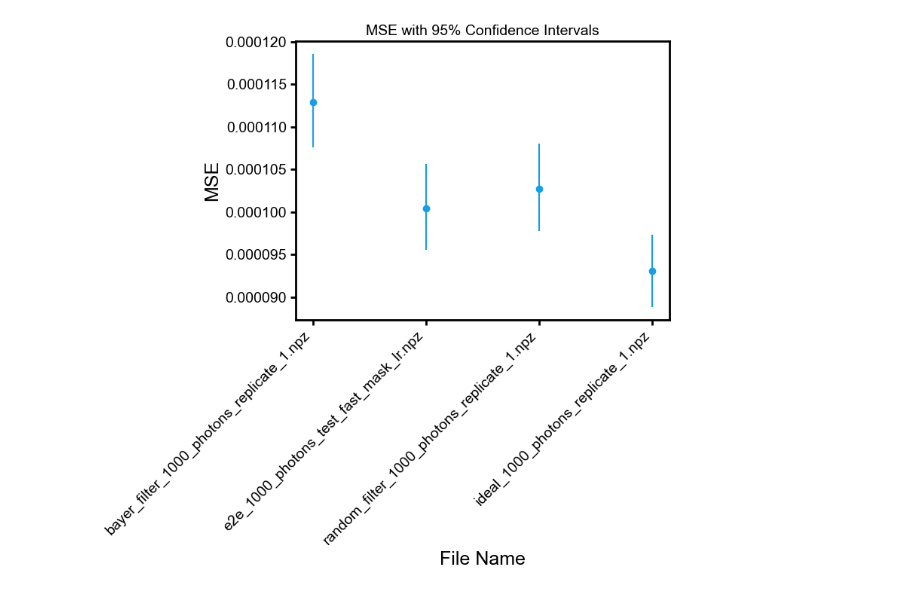
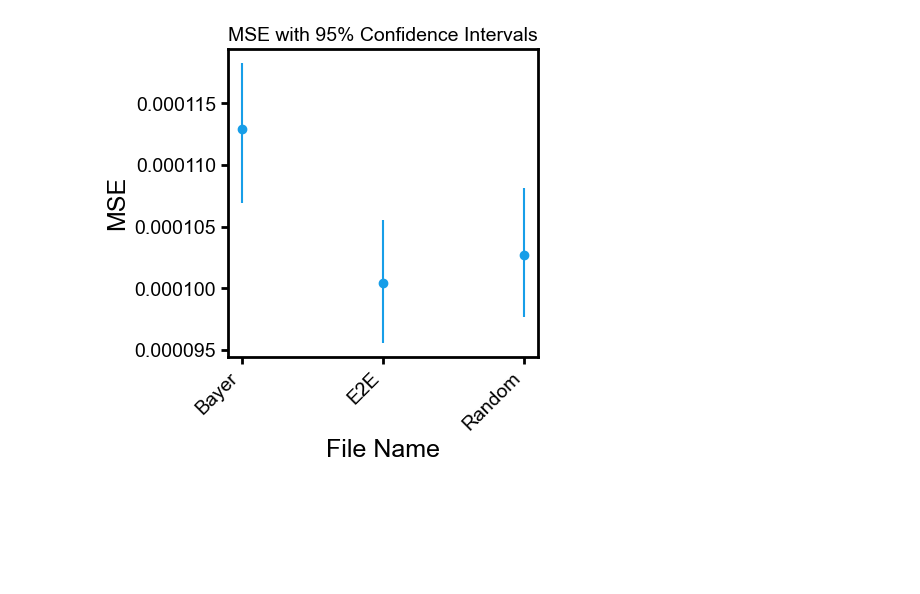
Before and after one commit to Waller-Lab/EncodingInformation, a Jupyter notebook: color_filter_array/results_viewer.ipynb, the cells around one changed output. Drawn from its saved outputs; the diff is of its cells as text; code cells hidden in the pictures; blank space fills up the shorter version.

```diff
--- a/color_filter_array/results_viewer.ipynb
+++ b/color_filter_array/results_viewer.ipynb
@@ -138,23 +136,19 @@ Confidence interval: 0.0830 bits
 import glob
 import numpy as np
 import matplotlib.pyplot as plt
+from cleanplots import *
 
-# recon_result_files = glob.glob('/home/emarkley/Workspace/PYTHON/EncodingInformation/color_filter_array/recon_results/*.npz')
 recon_result_files = ['/home/emarkley/Workspace/PYTHON/EncodingInformation/color_filter_array/recon_results/bayer_filter_1000_photons_replicate_1.npz',
                       '/home/emarkley/Workspace/PYTHON/EncodingInformation/color_filter_array/recon_results/e2e_1000_photons_test_fast_mask_lr.npz',
-                      '/home/emarkley/Workspace/PYTHON/EncodingInformation/color_filter_array/recon_results/random_filter_1000_photons_replicate_1.npz',
-                      '/home/emarkley/Workspace/PYTHON/EncodingInformation/color_filter_array/recon_results/ideal_1000_photons_replicate_1.npz'
+                      '/home/emarkley/Workspace/PYTHON/EncodingInformation/color_filter_array/recon_results/random_filter_1000_photons_replicate_1.npz'
                       ]
-# recon_result_files.sort()
+recon_result_files.sort()
 
 mse_means, mse_lowers, mse_uppers = [], [], []
 ssim_means, ssim_lowers, ssim_uppers = [], [], []
 psnr_means, psnr_lowers, psnr_uppers = [], [], []
 
-# Assuming mutual_informations, lower_bounds, and upper_bounds are already defined in the cell above
-# mutual_informations = [...]
-# lower_bounds = [...]
-# upper_bounds = [...]
+
 
 for file in recon_result_files:
     result = np.load(file)
@@ -197,61 +191,110 @@ for file in recon_result_files:
     print(f"PSNR: {psnr_mean:.4f} (95% CI: {psnr_lower:.4f} - {psnr_upper:.4f})")
 
 # Plot MSE with confidence intervals
-plt.figure()
+plt.figure(figsize=(4, 4))
 plt.errorbar(range(len(mse_means)), mse_means, yerr=[np.array(mse_means) - np.array(mse_lowers), np.array(mse_uppers) - np.array(mse_means)], fmt='o')
-plt.xticks(range(len(recon_result_files)), [file.split('/')[-1] for file in recon_result_files], rotation=45, ha='right')
+plt.xticks(range(len(recon_result_files)), labels, rotation=45, ha='right')
 plt.xlabel('File Name')
 plt.ylabel('MSE')
 plt.title('MSE with 95% Confidence Intervals')
+plt.savefig('MSE_with_CI.pdf')
 plt.show()
 
 # Plot SSIM with confidence intervals
-plt.figure()
+plt.figure(figsize=(4, 4))
 plt.errorbar(range(len(ssim_means)), ssim_means, yerr=[np.array(ssim_means) - np.array(ssim_lowers), np.array(ssim_uppers) - np.array(ssim_means)], fmt='o')
-plt.xticks(range(len(recon_result_files)), [file.split('/')[-1] for file in recon_result_files], rotation=45, ha='right')
+plt.xticks(range(len(recon_result_files)), labels, rotation=45, ha='right')
 plt.xlabel('File Name')
 plt.ylabel('SSIM')
 plt.title('SSIM with 95% Confidence Intervals')
+plt.savefig('SSIM_with_CI.pdf')
 plt.show()
 
 # Plot PSNR with confidence intervals
-plt.figure()
+plt.figure(figsize=(4, 4))
 plt.errorbar(range(len(psnr_means)), psnr_means, yerr=[np.array(psnr_means) - np.array(psnr_lowers), np.array(psnr_uppers) - np.array(psnr_means)], fmt='o')
-plt.xticks(range(len(recon_result_files)), [file.split('/')[-1] for file in recon_result_files], rotation=45, ha='right')
+plt.xticks(range(len(recon_result_files)), labels, rotation=45, ha='right')
 plt.xlabel('File Name')
 plt.ylabel('PSNR')
 plt.title('PSNR with 95% Confidence Intervals')
+plt.savefig('PSNR_with_CI.pdf')
 plt.show()
 
 # Plot MSE vs Mutual Information
-plt.figure()
-for i, (mi, mse) in enumerate(zip(mutual_informations, mse_means)):
-    plt.scatter(mi, mse)
-    plt.text(mi, mse, recon_result_files[i].split('/')[-1], fontsize=9)
+plt.figure(figsize=(4, 4))
+for i, (mi, mse, mse_lower, mse_upper, mi_lower, mi_upper) in enumerate(zip(mutual_informations, mse_means, mse_lowers, mse_uppers, lower_bounds, upper_bounds)):
+    if labels[i] == 'ideal_1000_photons_replicate_1':
+        continue
+    plt.errorbar(mi, mse, xerr=[[mi - mi_lower], [mi_upper - mi]], yerr=[[mse - mse_lower], [mse_upper - mse]], fmt='o')
+    plt.text(mi + 0.005, mse, labels[i], fontsize=9)
 plt.xlabel('Mutual Information (bits)')
 plt.ylabel('MSE')
 plt.title('MSE vs Mutual Information')
+plt.savefig('MSE_vs_MI.pdf')
 plt.show()
 
 # Plot SSIM vs Mutual Information
-plt.figure()
-for i, (mi, ssim) in enumerate(zip(mutual_informations, ssim_means)):
-    plt.scatter(mi, ssim)
-    plt.text(mi, ssim, recon_result_files[i].split('/')[-1], fontsize=9)
+plt.figure(figsize=(4, 4))
+for i, (mi, ssim, ssim_lower, ssim_upper, mi_lower, mi_upper) in enumerate(zip(mutual_informations, ssim_means, ssim_lowers, ssim_uppers, lower_bounds, upper_bounds)):
+    if labels[i] == 'ideal_1000_photons_replicate_1':
+        continue
+    plt.errorbar(mi, ssim, xerr=[[mi - mi_lower], [mi_upper - mi]], yerr=[[ssim - ssim_lower], [ssim_upper - ssim]], fmt='o')
+    plt.text(mi + 0.005, ssim, labels[i], fontsize=9)
 plt.xlabel('Mutual Information (bits)')
 plt.ylabel('SSIM')
 plt.title('SSIM vs Mutual Information')
+plt.savefig('SSIM_vs_MI.pdf')
 plt.show()
 
 # Plot PSNR vs Mutual Information
-plt.figure()
-for i, (mi, psnr) in enumerate(zip(mutual_informations, psnr_means)):
-    plt.scatter(mi, psnr)
-    plt.text(mi, psnr, recon_result_files[i].split('/')[-1], fontsize=9)
+plt.figure(figsize=(4, 4))
+for i, (mi, psnr, psnr_lower, psnr_upper, mi_lower, mi_upper) in enumerate(zip(mutual_informations, psnr_means, psnr_lowers, psnr_uppers, lower_bounds, upper_bounds)):
+    if labels[i] == 'ideal_1000_photons_replicate_1':
+        continue
+    plt.errorbar(mi, psnr, xerr=[[mi - mi_lower], [mi_upper - mi]], yerr=[[psnr - psnr_lower], [psnr_upper - psnr]], fmt='o')
+    plt.text(mi + 0.005, psnr, labels[i], fontsize=9)
 plt.xlabel('Mutual Information (bits)')
 plt.ylabel('PSNR')
 plt.title('PSNR vs Mutual Information')
+plt.savefig('PSNR_vs_MI.pdf')
 plt.show()
+
+# Combined MI vs Metrics plot
+fig, axs = plt.subplots(1, 3, figsize=(12, 4), sharex=True)
+
+# MSE vs Mutual Information
+for i, (mi, mse, mse_lower, mse_upper, mi_lower, mi_upper) in enumerate(zip(mutual_informations, mse_means, mse_lowers, mse_uppers, lower_bounds, upper_bounds)):
+    if labels[i] == 'ideal_1000_photons_replicate_1':
+        continue
+    axs[0].errorbar(mi, mse, xerr=[[mi - mi_lower], [mi_upper - mi]], yerr=[[mse - mse_lower], [mse_upper - mse]], fmt='o')
+    axs[0].text(mi + 0.005, mse, labels[i], fontsize=9)
+axs[0].set_xlabel('Mutual Information (bits)')
+axs[0].set_ylabel('MSE')
+axs[0].set_title('MSE vs Mutual Information')
+
+# SSIM vs Mutual Information
+for i, (mi, ssim, ssim_lower, ssim_upper, mi_lower, mi_upper) in enumerate(zip(mutual_informations, ssim_means, ssim_lowers, ssim_uppers, lower_bounds, upper_bounds)):
+    if labels[i] == 'ideal_1000_photons_replicate_1':
+        continue
+    axs[1].errorbar(mi, ssim, xerr=[[mi - mi_lower], [mi_upper - mi]], yerr=[[ssim - ssim_lower], [ssim_upper - ssim]], fmt='o')
+    axs[1].text(mi + 0.005, ssim, labels[i], fontsize=9)
+axs[1].set_xlabel('Mutual Information (bits)')
+axs[1].set_ylabel('SSIM')
+axs[1].set_title('SSIM vs Mutual Information')
+
+# PSNR vs Mutual Information
+for i, (mi, psnr, psnr_lower, psnr_upper, mi_lower, mi_upper) in enumerate(zip(mutual_informations, psnr_means, psnr_lowers, psnr_uppers, lower_bounds, upper_bounds)):
+    if labels[i] == 'ideal_1000_photons_replicate_1':
+        continue
+    axs[2].errorbar(mi, psnr, xerr=[[mi - mi_lower], [mi_upper - mi]], yerr=[[psnr - psnr_lower], [psnr_upper - psnr]], fmt='o')
+    axs[2].text(mi + 0.005, psnr, labels[i], fontsize=9)
+axs[2].set_xlabel('Mutual Information (bits)')
+axs[2].set_ylabel('PSNR')
+axs[2].set_title('PSNR vs Mutual Information')
+
+plt.tight_layout()
+plt.savefig('MI_vs_Metrics.pdf')
+plt.show()
 # %% [output]
 Results for /home/emarkley/Workspace/PYTHON/EncodingInformation/color_filter_array/recon_results/bayer_filter_1000_photons_replicate_1.npz:
 MSE: 0.0001 (95% CI: 0.0001 - 0.0001)
@@ -272 +311 @@ PSNR: 48.2770 (95% CI: 48.1812 - 48.3733)
-[figure, old version]
+[figure, new version]
```
Also changed, not shown: parts of 5 cells of this notebook, 15 other files.
